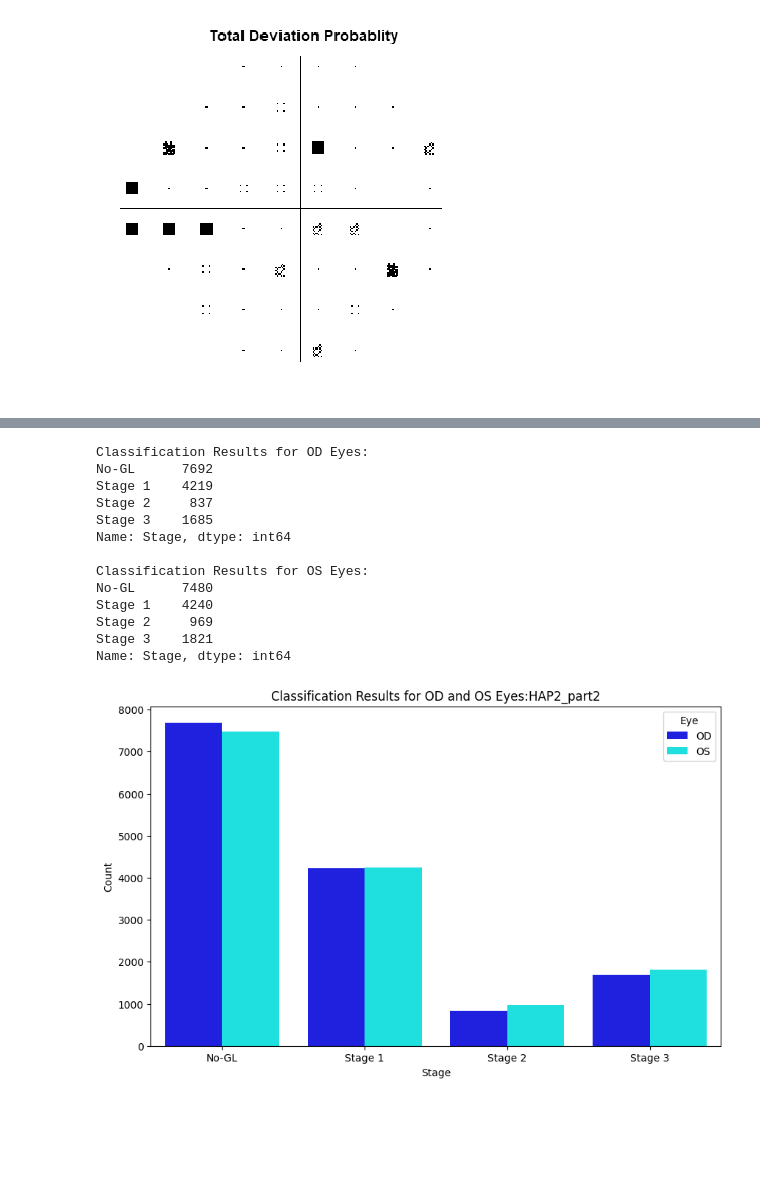
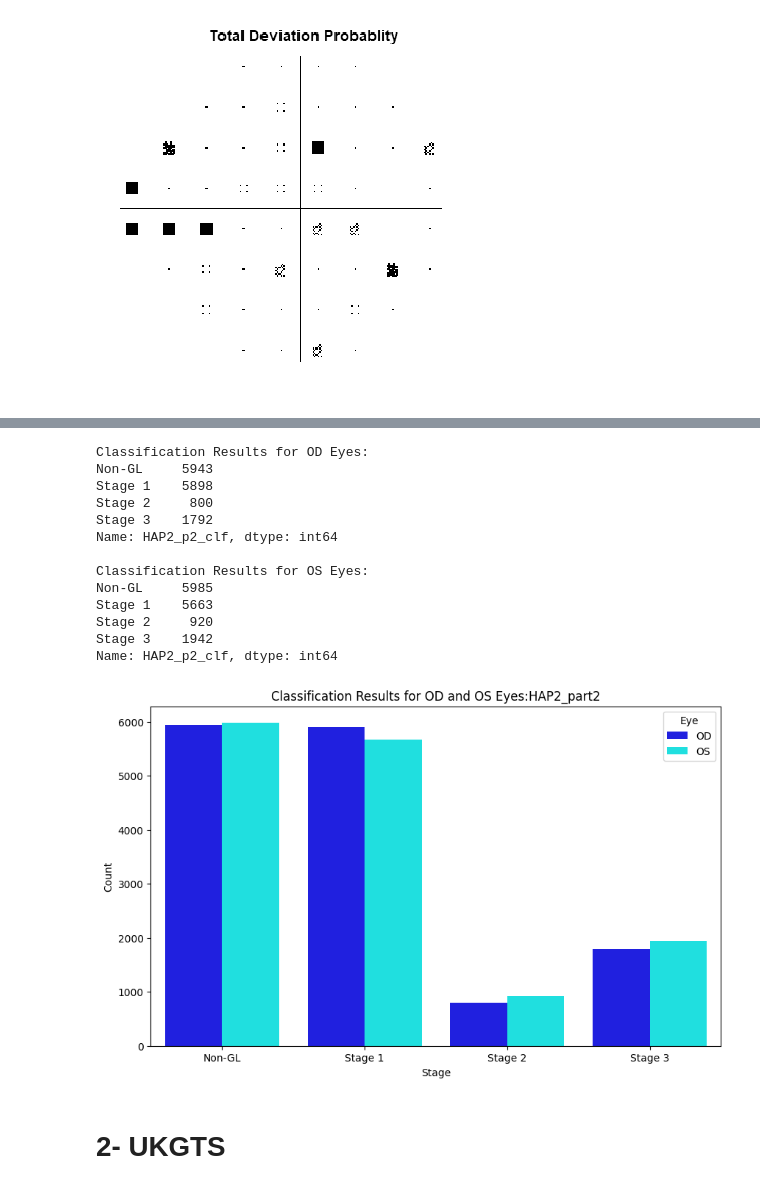
Before and after one commit to Mousamoradi/PyGlaucoMetrics, a Jupyter notebook: Test_code_MM.ipynb, the cells around one changed output, grey strips where cells are left out. Cells and saved outputs as stored; diff of their text form; code cells hidden in the pictures; blank space fills up the shorter version.

```diff
--- a/Test_code_MM.ipynb
+++ b/Test_code_MM.ipynb
@@ -71,21 +118,13 @@ Type of Total Deviation: <class 'tuple'>
 # %%
-def Fn_HAP2_part2(df_pdp):
-    # Load original MTD from dataset
-    org_data = pd.read_csv('C:/Users/musa1/PyVisualField/VF_Data_org.csv', encoding='windows-1254')
-    # Select columns l1 to l54
-    columns_to_check = df_pdp.loc[:, 'l1':'l54']
+def Fn_HAP2_part2(df_HAP2_p2):
 
     # Count the number of values less than 0.05 and 0.01 for each row
-    count_05 = (columns_to_check <= 0.05).sum(axis=1)
-    count_01 = (columns_to_check <= 0.01).sum(axis=1)
+    count_05 = (df_HAP2_part2 <= 0.05).sum(axis=1)
+    count_01 = (df_HAP2_part2 <= 0.01).sum(axis=1)
 
     # Add the count as new columns to the DataFrame
-    df_pdp['Count_Less_Than_0.05'] = count_05
-    df_pdp['Count_Less_Than_0.01'] = count_01
-
-    # Merge the DataFrames based on the common column 'ID'
-    df_pdp = df_pdp.set_index(org_data.index)
-    df_pdp['MTD'] = org_data['MTD'].values
+    df_HAP2_p2['Count_Less_Than_0.05'] = count_05
+    df_HAP2_p2['Count_Less_Than_0.01'] = count_01
 
     # Define a function to apply the conditions and create the new column
     def stage_classification(row):
@@ -96,12 +135,12 @@ def Fn_HAP2_part2(df_pdp):
         elif 12.01 <= abs(row['MTD']) and row['Count_Less_Than_0.05'] >= 27 and row['Count_Less_Than_0.01'] >= 14:
             return "Stage 3"
         else:
-            return "No-GL"
+            return "Non-GL"
 
-    df_pdp['Stage'] = df_pdp.apply(stage_classification, axis=1)
+    df_HAP2_p2['HAP2_p2_clf'] = df_HAP2_p2.apply(stage_classification, axis=1)
 
-    return df_pdp
+    return df_HAP2_p2
 # %%
-HAP2_part2_result = Fn_HAP2_part2(df_pdp.copy())
-HAP2_part2_result
+HAP2_p2_result = Fn_HAP2_part2(df_HAP2_p2.copy())
+HAP2_p2_result
 # %% [output]
@@ -151,58 +237,56 @@ Name: Stage, dtype: int64
 # %%
-import seaborn as sns
-
 # Filter the DataFrame for 'OD' eyes
-df_od = HAP2_part2_result[HAP2_part2_result['eye'] == 'OD']
+df_od = HAP2_p2_result[HAP2_p2_result['eye'] == 'OD']
 
 # Filter the DataFrame for 'OS' eyes
-df_os = HAP2_part2_result[HAP2_part2_result['eye'] == 'OS']
-stage_order = ['No-GL', 'Stage 1', 'Stage 2', 'Stage 3']
+df_os = HAP2_p2_result[HAP2_p2_result['eye'] == 'OS']
+stage_order = ['Non-GL', 'Stage 1', 'Stage 2', 'Stage 3']
 
 # Display the count of each unique value in the 'Stage' column for 'OD' eyes
-classification_results_od = df_od['Stage'].value_counts()
+classification_results_od = df_od['HAP2_p2_clf'].value_counts()
 classification_results_ordered_od = classification_results_od.reindex(stage_order)
 
 # Display the count of each unique value in the 'Stage' column for 'OS' eyes
-classification_results_os = df_os['Stage'].value_counts()
+classification_results_os = df_os['HAP2_p2_clf'].value_counts()
 classification_results_ordered_os = classification_results_os.reindex(stage_order)
 
 # Display the classification results for 'OD' eyes
 print("Classification Results for OD Eyes:")
 print(classification_results_ordered_od)
 
 # Display the classification results for 'OS' eyes
 print("\nClassification Results for OS Eyes:")
 print(classification_results_ordered_os)
 
 # Visualizing
 # Concatenate 'OD' and 'OS' eyes into one DataFrame
-df_both = pd.concat([HAP2_part2_result[HAP2_part2_result['eye'] == 'OD'], HAP2_part2_result[HAP2_part2_result['eye'] == 'OS']])
+df_both = pd.concat([df_od, df_os])
 
 # Plot a bar plot with 'eye' as hue
 plt.figure(figsize=(10, 6))
-sns.countplot(x='Stage', data=df_both, hue='eye', palette={'OD': 'blue', 'OS': 'cyan'}, order=stage_order)
+sns.countplot(x='HAP2_p2_clf', data=df_both, hue='eye', palette={'OD': 'blue', 'OS': 'cyan'}, order=stage_order)
 plt.title('Classification Results for OD and OS Eyes:HAP2_part2')
 plt.xlabel('Stage')
 plt.ylabel('Count')
 plt.legend(title='Eye', loc='upper right')
 
 # Show the plot
 plt.show()
 # %% [output]
 Classification Results for OD Eyes:
-No-GL      7692
-Stage 1    4219
-Stage 2     837
-Stage 3    1685
-Name: Stage, dtype: int64
+Non-GL     5943
+Stage 1    5898
+Stage 2     800
+Stage 3    1792
+Name: HAP2_p2_clf, dtype: int64
 
 Classification Results for OS Eyes:
-No-GL      7480
-Stage 1    4240
-Stage 2     969
-Stage 3    1821
-Name: Stage, dtype: int64
+Non-GL     5985
+Stage 1    5663
+Stage 2     920
+Stage 3    1942
+Name: HAP2_p2_clf, dtype: int64
-[figure, old version]
+[figure, new version]
 # %%
 # save tdp and pdp into the excel file
 # We need to merge these new data into the original VFs
@@ -222,0 +309,2 @@ df_pdp.to_csv(csv_file_path2, index=False)
+# %% [markdown]
+# 2- UKGTS
```
Also changed, not shown: parts of 21 cells of this notebook.
